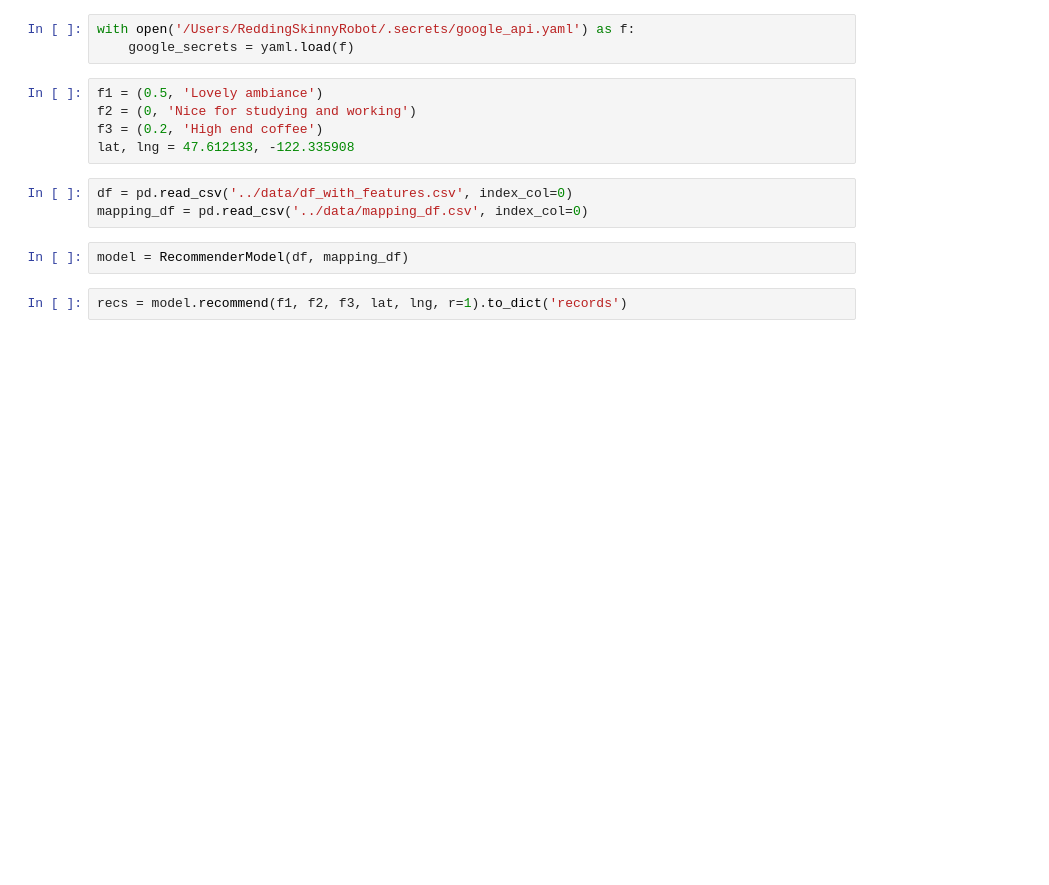
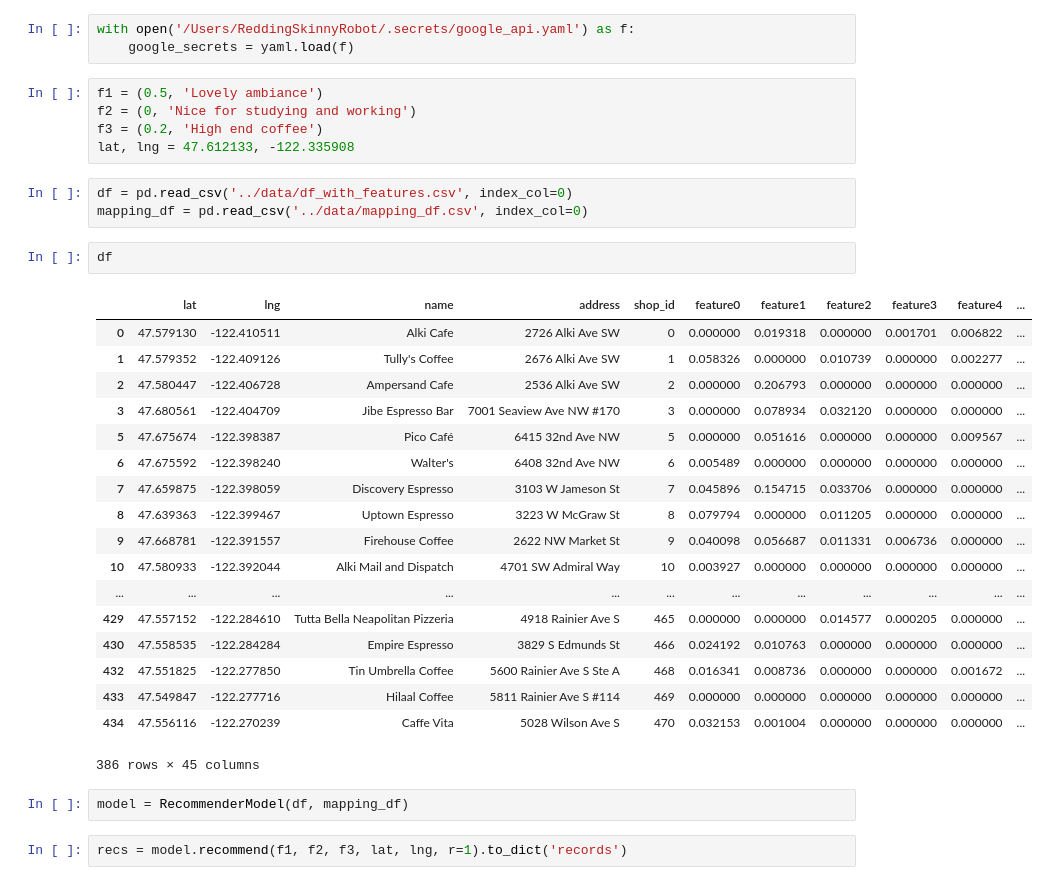
Before and after one commit to crredding/capstone_project, a Jupyter notebook: Recommender_execution.ipynb, the cells around one changed output. Cells and saved outputs as stored; diff of their text form; blank space fills up the shorter version.

```diff
--- a/Recommender_execution.ipynb
+++ b/Recommender_execution.ipynb
@@ -20,6 +22,27 @@ lat, lng = 47.612133, -122.335908
 # %%
 df = pd.read_csv('../data/df_with_features.csv', index_col=0)
 mapping_df = pd.read_csv('../data/mapping_df.csv', index_col=0)
+# %%
+df
+# %% [output]
+|  | lat | lng | name | address | shop_id | feature0 | feature1 | feature2 | feature3 | feature4 | ... |
+| 0 | 47.579130 | -122.410511 | Alki Cafe | 2726 Alki Ave SW | 0 | 0.000000 | 0.019318 | 0.000000 | 0.001701 | 0.006822 | ... |
+| 1 | 47.579352 | -122.409126 | Tully's Coffee | 2676 Alki Ave SW | 1 | 0.058326 | 0.000000 | 0.010739 | 0.000000 | 0.002277 | ... |
+| 2 | 47.580447 | -122.406728 | Ampersand Cafe | 2536 Alki Ave SW | 2 | 0.000000 | 0.206793 | 0.000000 | 0.000000 | 0.000000 | ... |
+| 3 | 47.680561 | -122.404709 | Jibe Espresso Bar | 7001 Seaview Ave NW #170 | 3 | 0.000000 | 0.078934 | 0.032120 | 0.000000 | 0.000000 | ... |
+| 5 | 47.675674 | -122.398387 | Pico Café | 6415 32nd Ave NW | 5 | 0.000000 | 0.051616 | 0.000000 | 0.000000 | 0.009567 | ... |
+| 6 | 47.675592 | -122.398240 | Walter's | 6408 32nd Ave NW | 6 | 0.005489 | 0.000000 | 0.000000 | 0.000000 | 0.000000 | ... |
+| 7 | 47.659875 | -122.398059 | Discovery Espresso | 3103 W Jameson St | 7 | 0.045896 | 0.154715 | 0.033706 | 0.000000 | 0.000000 | ... |
+| 8 | 47.639363 | -122.399467 | Uptown Espresso | 3223 W McGraw St | 8 | 0.079794 | 0.000000 | 0.011205 | 0.000000 | 0.000000 | ... |
+| 9 | 47.668781 | -122.391557 | Firehouse Coffee | 2622 NW Market St | 9 | 0.040098 | 0.056687 | 0.011331 | 0.006736 | 0.000000 | ... |
+| 10 | 47.580933 | -122.392044 | Alki Mail and Dispatch | 4701 SW Admiral Way | 10 | 0.003927 | 0.000000 | 0.000000 | 0.000000 | 0.000000 | ... |
+| ... | ... | ... | ... | ... | ... | ... | ... | ... | ... | ... | ... |
+| 429 | 47.557152 | -122.284610 | Tutta Bella Neapolitan Pizzeria | 4918 Rainier Ave S | 465 | 0.000000 | 0.000000 | 0.014577 | 0.000205 | 0.000000 | ... |
+| 430 | 47.558535 | -122.284284 | Empire Espresso | 3829 S Edmunds St | 466 | 0.024192 | 0.010763 | 0.000000 | 0.000000 | 0.000000 | ... |
+| 432 | 47.551825 | -122.277850 | Tin Umbrella Coffee | 5600 Rainier Ave S Ste A | 468 | 0.016341 | 0.008736 | 0.000000 | 0.000000 | 0.001672 | ... |
+| 433 | 47.549847 | -122.277716 | Hilaal Coffee | 5811 Rainier Ave S #114 | 469 | 0.000000 | 0.000000 | 0.000000 | 0.000000 | 0.000000 | ... |
+| 434 | 47.556116 | -122.270239 | Caffe Vita | 5028 Wilson Ave S | 470 | 0.032153 | 0.001004 | 0.000000 | 0.000000 | 0.000000 | ... |
+386 rows × 45 columns
 # %%
 model = RecommenderModel(df, mapping_df)
 # %%
```
Also changed, not shown: parts of 1 cell of this notebook, 3 other files.
